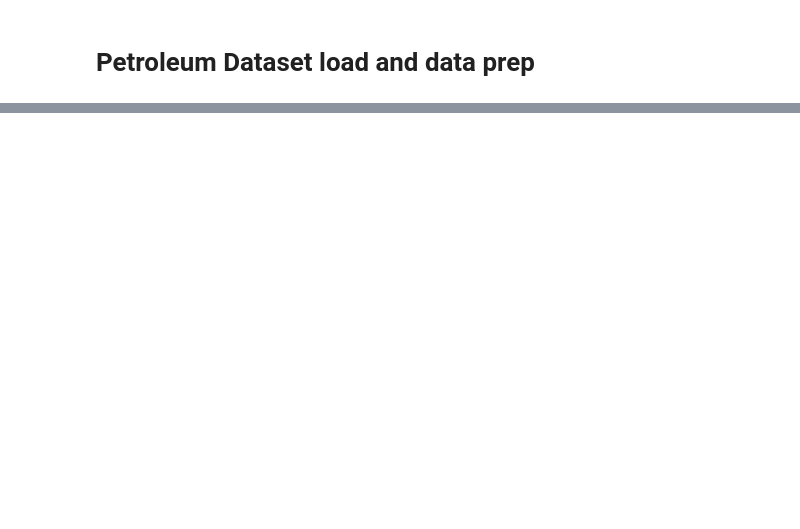
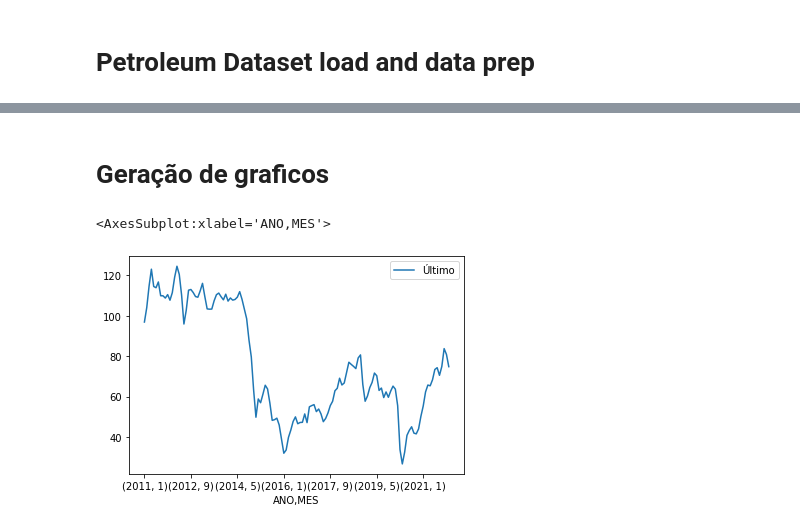
Before and after one commit to oliveira-chr/Gasolina-Petroleo-Dataset, a Jupyter notebook: jupiter/project.ipynb, the cells around one changed output, grey strips where cells are left out. Cells and saved outputs as stored; diff of their text form; code cells hidden in the pictures; blank space fills up the shorter version.

```diff
--- a/jupiter/project.ipynb
+++ b/jupiter/project.ipynb
@@ -99,2 +102,2 @@ KeyError: "Only a column name can be used for the key in a dtype mappings argume
 # %%
-dfPeroGroup = dfPetro.groupby(by=['MES', 'ANO']).mean()
+dfPeroGroup = dfPetro.groupby(by=['ANO', 'MES']).mean()
@@ -100,0 +121,2 @@ dfPeroGroup = dfPetro.groupby(by=['MES', 'ANO']).mean()
+# %% [markdown]
+# Geração de graficos
@@ -100,0 +125,5 @@ dfPeroGroup = dfPetro.groupby(by=['MES', 'ANO']).mean()
+# %%
+dfPeroGroup.plot()
+# %% [output]
+<AxesSubplot:xlabel='ANO,MES'>
+[figure, added]
```
Also changed, not shown: parts of 9 cells of this notebook.
